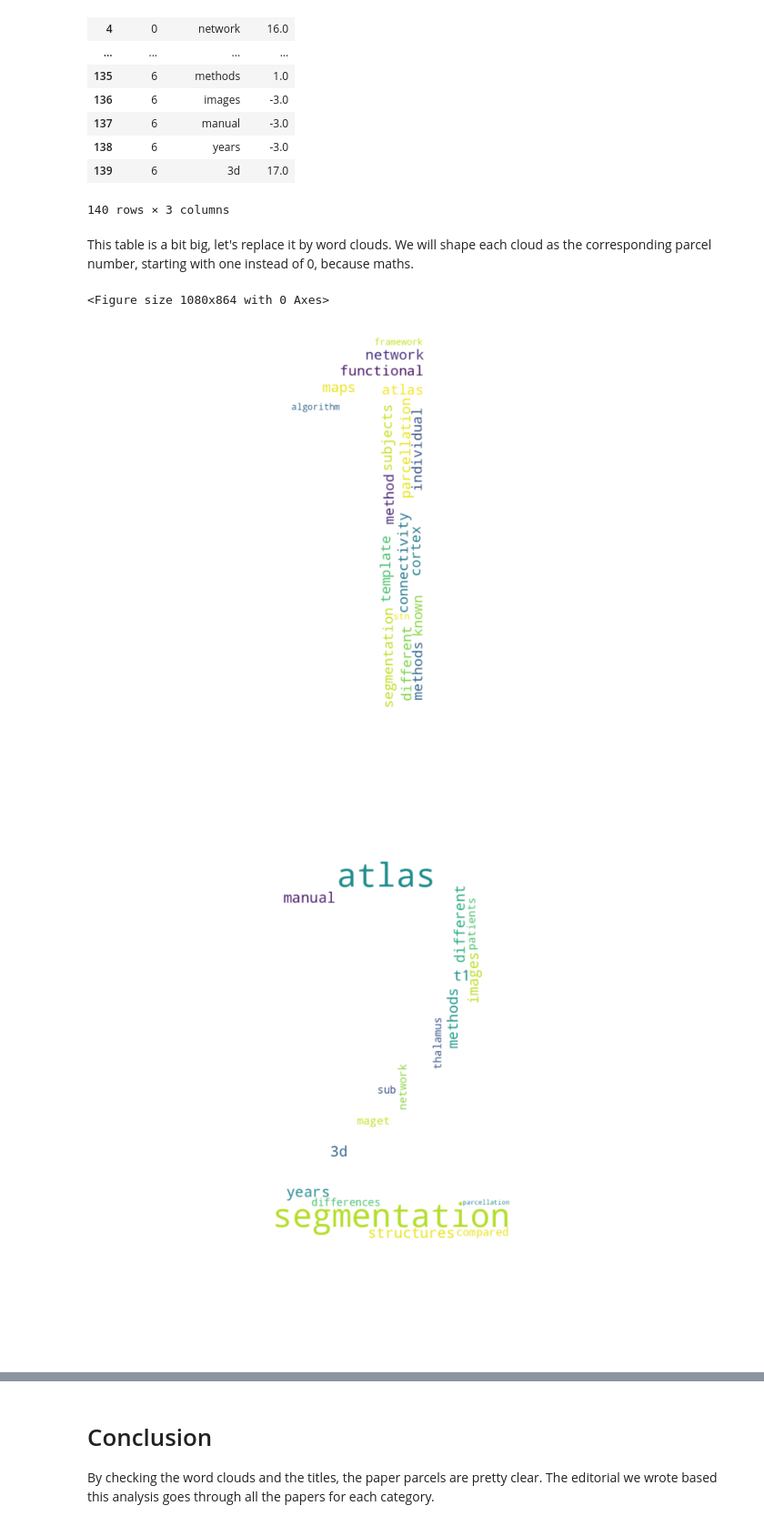
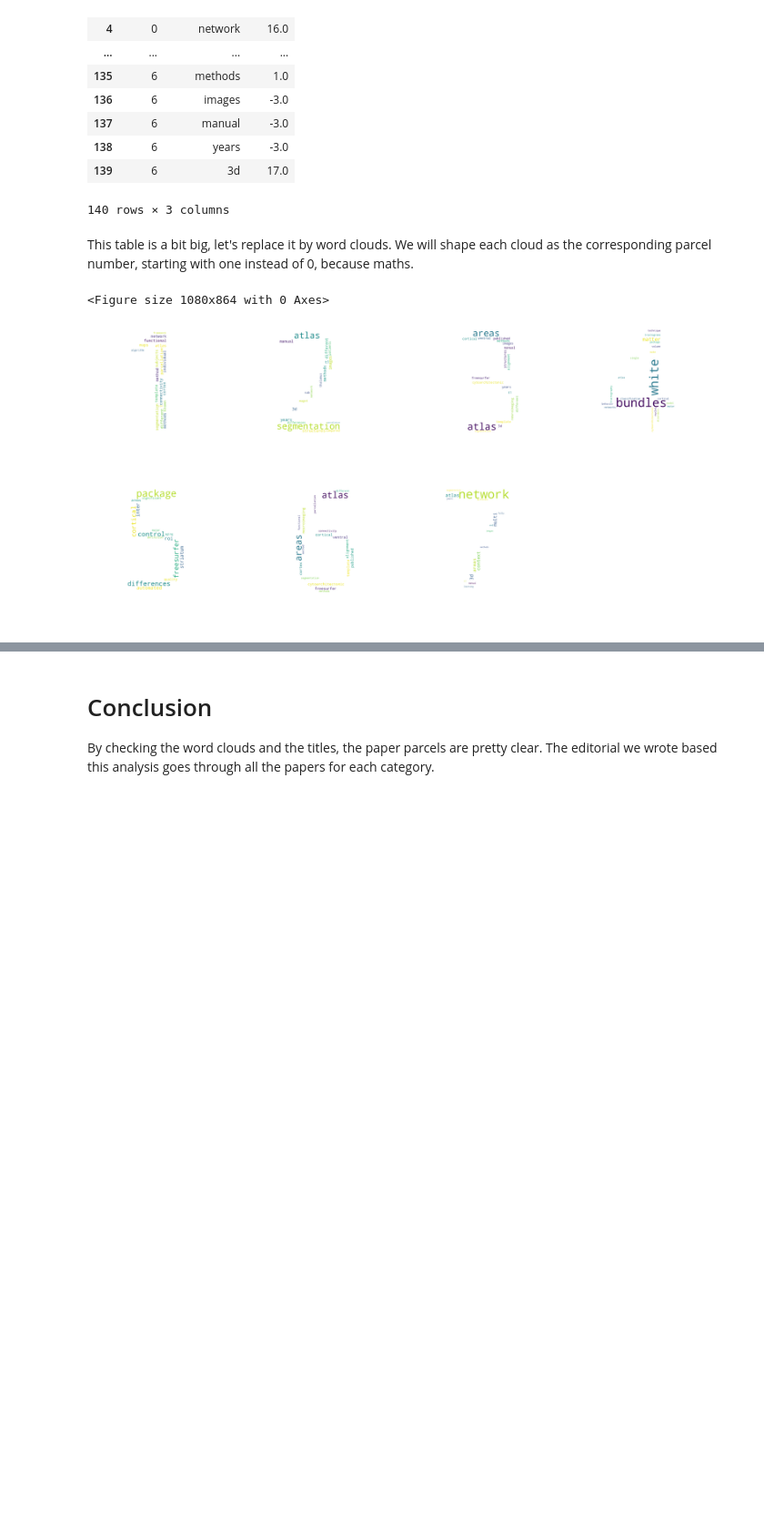
Before and after one commit to pbellec/editorial_parcellation, a Jupyter notebook: content/editorial_NIMG_brain_segmentation_parcellation.ipynb, the cells around one changed output, grey strips where cells are left out. Shown at 91% size. Saved outputs shown, nothing was run; the diff lists cells and outputs as text; code cells hidden in the pictures; blank space fills up the shorter version.

```diff
--- a/content/editorial_NIMG_brain_segmentation_parcellation.ipynb
+++ b/content/editorial_NIMG_brain_segmentation_parcellation.ipynb
@@ -77,8 +92,8 @@ fig_size = [15,12]
 plt.rcParams["figure.figsize"] = fig_size
 
 Xd = pd.DataFrame(X,index=range(0,data.shape[0])) # Convert the data to a pandas frame
-hier = linkage(Xd, method='ward',metric='euclidean') # scipy's hierarchical clustering
-res = dendrogram(hier,get_leaves=True) # Generate a dendrogram from the hierarchy
+hier = linkage(Xd, method='ward', metric='euclidean') # scipy's hierarchical clustering
+res = dendrogram(hier, labels=data['Author'].to_numpy(), get_leaves=True) # Generate a dendrogram from the hierarchy
 order = res.get('leaves') # Extract the order on papers from the dendrogram
 
 # Cut the hierarchy and turn the parcellation into a dataframe
@@ -100,6 +128,7 @@ ax = fig.add_axes([0,0,1,1])
 # Generate and reorder the correlation matrix
 R = Xd.transpose().corr()
 Rs = R.iloc[order,order]
+n = len(order)
 
 # Show the matrix with seaborn
 sns.heatmap(Rs, square=True )
@@ -110,14 +139,15 @@ sns.heatmap(Rs, square=True )
 val , ind = scipy.unique(part,return_index=True)
 ind = scipy.sort(ind)
 ind = np.append(ind,Rs.shape[0])
+ind = ind
 for ii in range(0,ind.shape[0]-1):
-    p = matplotlib.patches.Rectangle((ind[ii] , X.shape[0]-ind[ii+1]),
-                                             ind[ii+1]-ind[ii],
-                                             ind[ii+1]-ind[ii],
+    p = matplotlib.patches.Rectangle((ind[ii+1] , ind[ii+1]),
+                                             ind[ii]-ind[ii + 1],
+                                             ind[ii]-ind[ii + 1],
                                              angle=0,
-                                             edgecolor='black',
+                                             edgecolor='white',
                                              facecolor='none' ,
-                                             linewidth=2.5)
+                                             linewidth=3)
     ax.add_patch(p)
 plt.show()
 # %% [output]
@@ -190,26 +236,47 @@ words
 This table is a bit big, let's replace it by word clouds. We will shape each cloud as the corresponding parcel number, starting with one instead of 0, because maths.
 # %%
 plt.clf()
+word_width = 1000
+word_height = 1000
+fig = plt.figure(figsize=(15, 7), dpi=300)
 for pp in range(0,int(words["Parcel"].max())+1): # Loop over parcels
     dd = {}
     ind = words.loc[words["Parcel"]==pp].index # Select the words in selected parcel
 
     # Create a dictionary, where each word is associated to its weight
     for ii in ind:
-        dd[words["word"][ii]] =  (words["weight"][ii]/words["weight"][ind[0]])
+        dd[words["word"][ii]] =  (words["weight"][ii] / words["weight"][ind[0]])
 
     # Create an image with just a number (1, 2, ...)
     # This will be used to shape the word cloud
-    # We use the package WordCloud for this, because it ships with fonts and can generate images...
-    img = np.array(WordCloud(background_color="white",max_font_size=1500,height=1000,width=1000,stopwords="None").generate_from_frequencies({str(pp+1): 1}).to_image())
+    # We use the package WordCloud itself for this, because it ships with fonts and can generate images...
+    # Again this is a terrible hack
+    img = np.array(
+        WordCloud(
+            background_color="white",
+            max_font_size=1500,
+            height=word_height,
+            width=word_width,
+            stopwords="None"
+        ).generate_from_frequencies({str(pp+1): 1}).to_image()
+    )
+
     # Generate the word cloud
-    wordcloud = WordCloud(background_color="white",random_state=0,relative_scaling=0,max_font_size=400,height=1000,width=1000,mask=img).generate_from_frequencies(dd)
+    wordcloud = WordCloud(
+        background_color="white",
+        random_state=0,
+        relative_scaling=0,
+        max_font_size=400,
+        height=word_height,
+        width=word_height,
+        mask=img
+    ).generate_from_frequencies(dd)
+
     # Show the figure
-    plt.figure()
+    plt.subplot(2, 4, pp+1)
     plt.imshow(wordcloud, interpolation="bilinear")
     plt.axis("off")
-    plt.show()
+plt.show()
 # %% [output]
 <Figure size 1080x864 with 0 Axes>
-[figure, old version]
+[figure, new version]
-[figure, removed]
```
Also changed, not shown: parts of 6 cells of this notebook, 7 other files.
